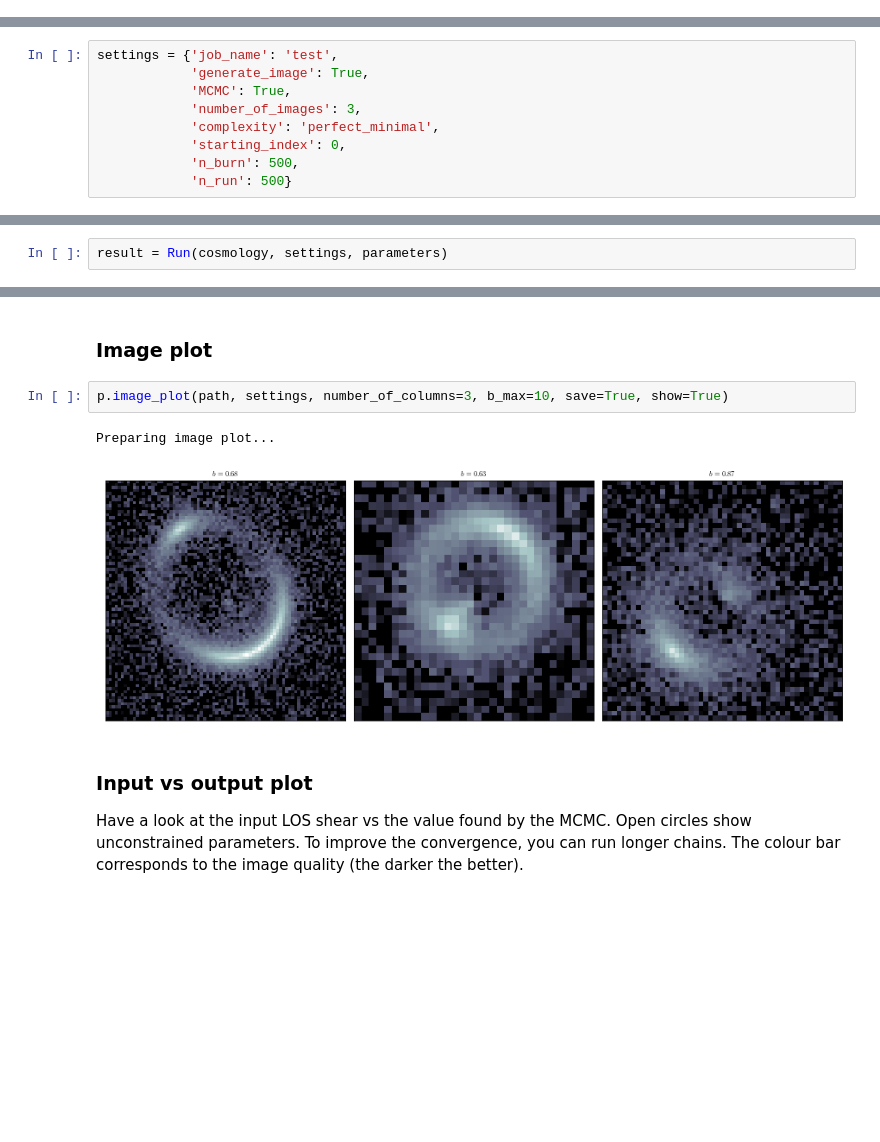
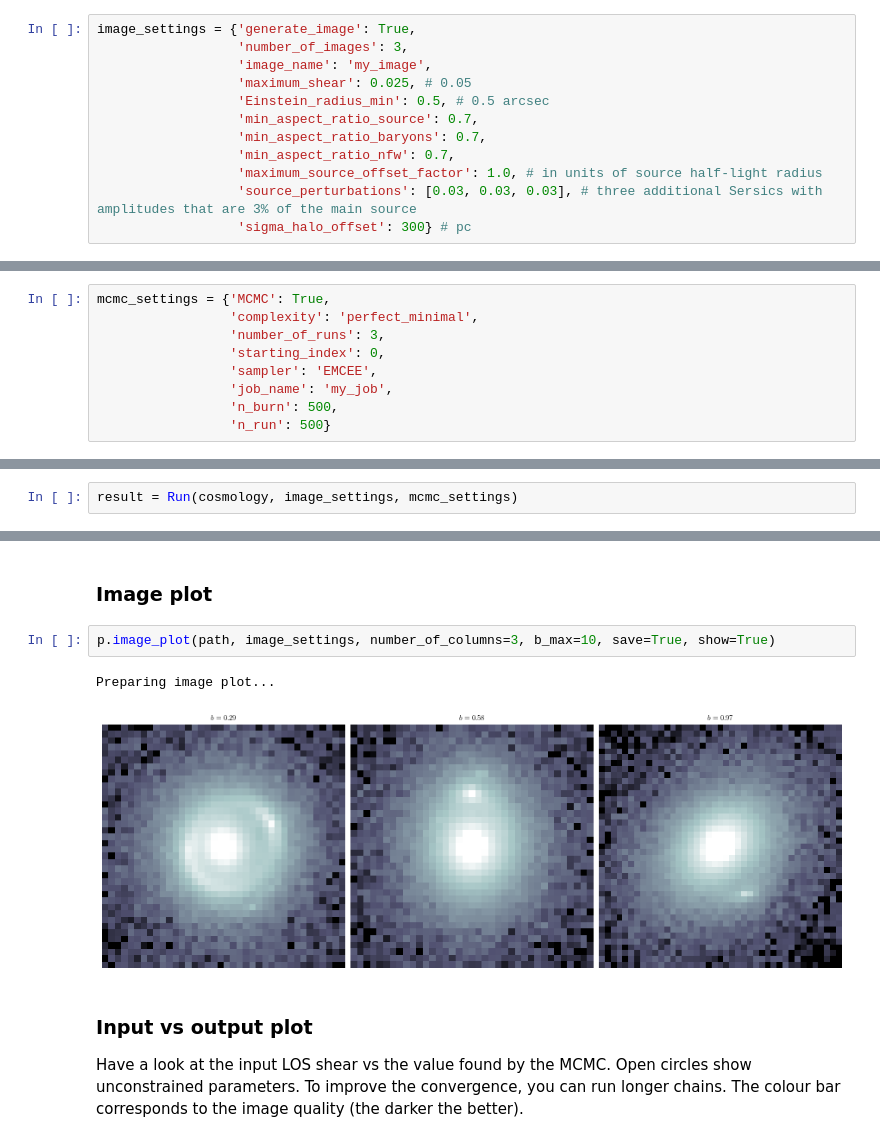
Before and after one commit to nataliehogg/analosis, a Jupyter notebook: analosis/notebooks/example_notebook.ipynb, the cells around one changed output, grey strips where cells are left out. Saved outputs shown, nothing was run; the diff lists cells and outputs as text; blank space fills up the shorter version.

Commit message:
restructuring of settings. some overhaul of starting index begun

```diff
--- a/analosis/notebooks/example_notebook.ipynb
+++ b/analosis/notebooks/example_notebook.ipynb
@@ -23 +35,13 @@ cosmology = {'id': 'planck18', 'H0': 67.4, 'Om': 0.315}
+# %%
+image_settings = {'generate_image': True,
+                  'number_of_images': 3,
+                  'image_name': 'my_image',
+                  'maximum_shear': 0.025, # 0.05
+                  'Einstein_radius_min': 0.5, # 0.5 arcsec
+                  'min_aspect_ratio_source': 0.7,
+                  'min_aspect_ratio_baryons': 0.7,
+                  'min_aspect_ratio_nfw': 0.7,
+                  'maximum_source_offset_factor': 1.0, # in units of source half-light radius
+                  'source_perturbations': [0.03, 0.03, 0.03], # three additional Sersics with amplitudes that are 3% of the main source
+                  'sigma_halo_offset': 300} # pc
 # %% [markdown]
@@ -32,11 +56,11 @@ We then choose the settings for our image generation and analysis.
 * `n_burn`: number of burn-in steps for the MCMC
 * `n_run`: number of sampling steps for the MCMC
 # %%
-settings = {'job_name': 'test',
-            'generate_image': True,
-            'MCMC': True,
-            'number_of_images': 3,
-            'complexity': 'perfect_minimal',
-            'starting_index': 0,
-            'n_burn': 500,
-            'n_run': 500}
+mcmc_settings = {'MCMC': True,
+                 'complexity': 'perfect_minimal',
+                 'number_of_runs': 3,
+                 'starting_index': 0,
+                 'sampler': 'EMCEE',
+                 'job_name': 'my_job',
+                 'n_burn': 500,
+                 'n_run': 500}
@@ -64,6 +68,6 @@ parameters = {'lens_light': False,
 ### Run
 Now run the code. The results are automatically saved in the results folder provided by `analosis`.
 # %%
-result = Run(cosmology, settings, parameters)
+result = Run(cosmology, image_settings, mcmc_settings)
 # %% [output]
 Starting MCMC
@@ -104,10 +110,10 @@ p = Plots(cosmology, path)
 # %% [markdown]
 ### Image plot
 # %%
-p.image_plot(path, settings, number_of_columns=3, b_max=10, save=True, show=True)
+p.image_plot(path, image_settings, number_of_columns=3, b_max=10, save=True, show=True)
 # %% [output]
 Preparing image plot...
-[figure, old version]
+[figure, new version]
 # %% [markdown]
 ### Input vs output plot
 Have a look at the input LOS shear vs the value found by the MCMC. Open circles show unconstrained parameters. To improve the convergence, you can run longer chains. The colour bar corresponds to the image quality (the darker the better).
```
Also changed, not shown: parts of 9 cells of this notebook, 7 other files.
